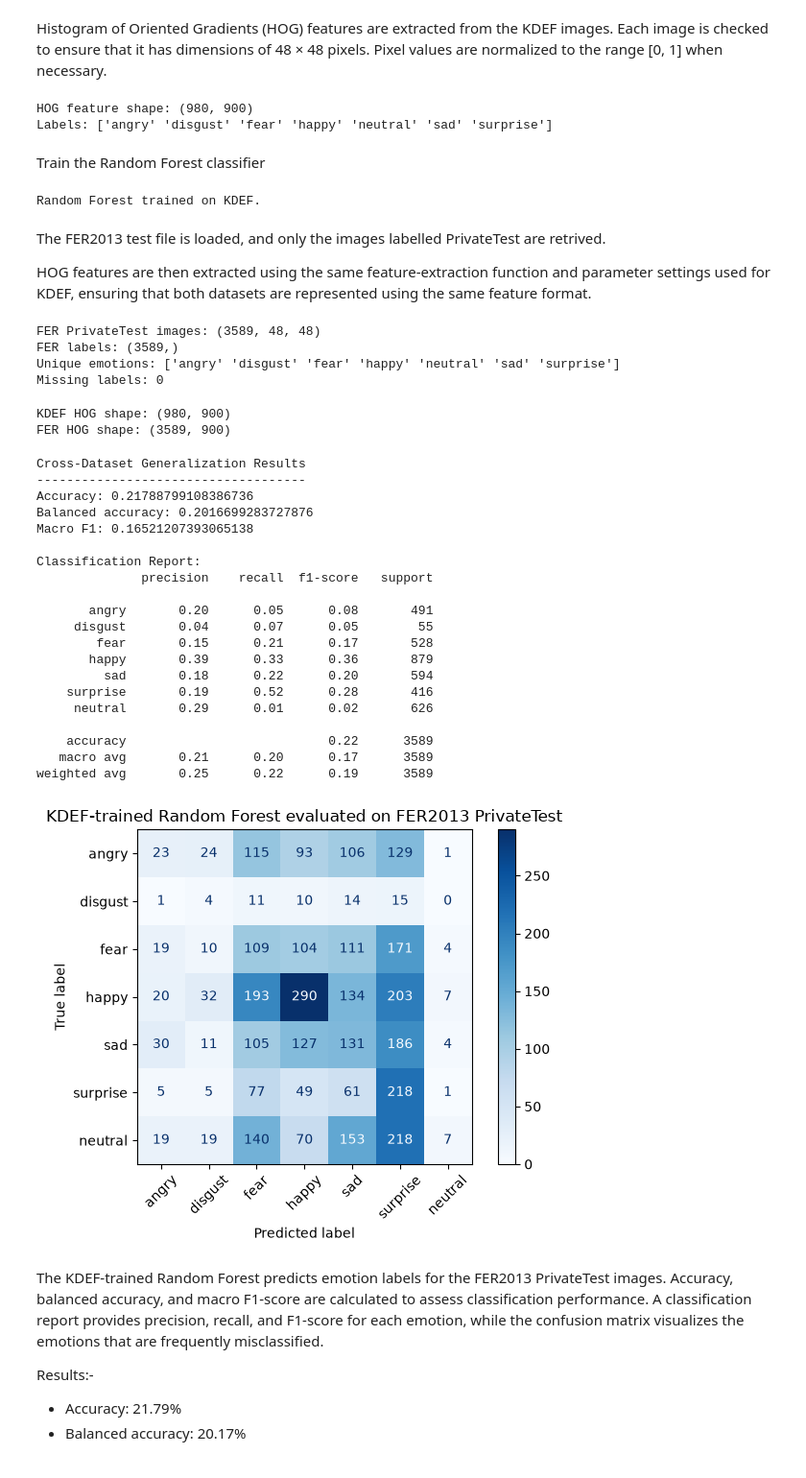
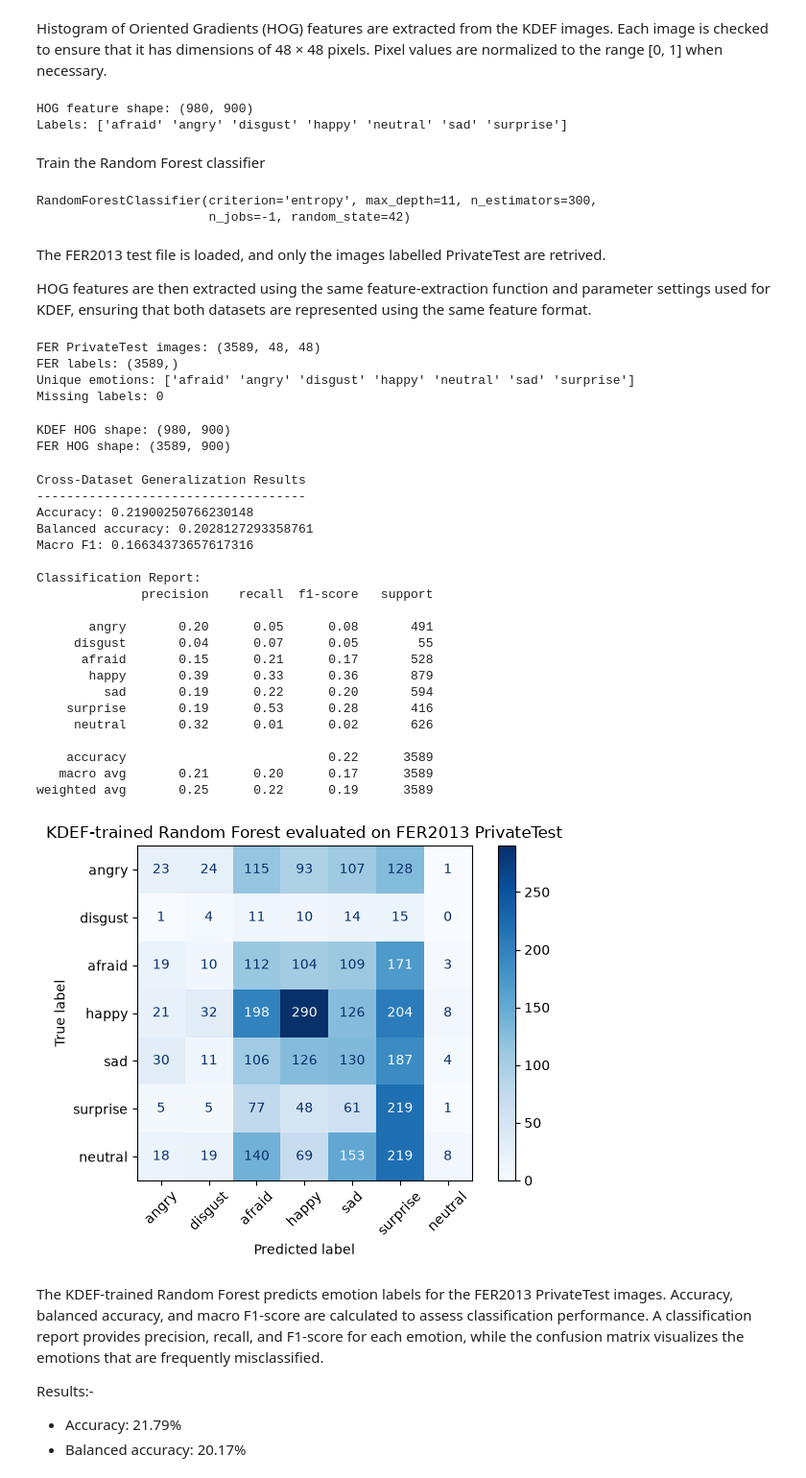
Before and after one commit to HeKaY-boy/Emotion-Detection, a Jupyter notebook: Cross-Dataset Generalization.ipynb, the cells around one changed output. Shown at 96% size. Drawn from its saved outputs; the diff is of its cells as text; code cells hidden in the pictures.

```diff
--- a/Cross-Dataset Generalization.ipynb
+++ b/Cross-Dataset Generalization.ipynb
@@ -31,7 +31,7 @@ Unique emotions: ['afraid' 'angry' 'disgust' 'happy' 'neutral' 'sad' 'surprise']
 Histogram of Oriented Gradients (HOG) features are extracted from the KDEF images. Each image is checked to ensure that it has dimensions of 48 × 48 pixels. Pixel values are normalized to the range [0, 1] when necessary.
 # %%
 y_kdef = np.array([
-    "fear" if str(label).lower() == "afraid"
+    "afraid" if str(label).lower() == "fear"
     else str(label).lower()
     for label in y_kdef
 ])
@@ -70,7 +70,7 @@ print("HOG feature shape:", X_kdef_hog.shape)
 print("Labels:", np.unique(y_kdef))
 # %% [output]
 HOG feature shape: (980, 900)
-Labels: ['angry' 'disgust' 'fear' 'happy' 'neutral' 'sad' 'surprise']
+Labels: ['afraid' 'angry' 'disgust' 'happy' 'neutral' 'sad' 'surprise']
 # %% [markdown]
 Train the Random Forest classifier
 # %%
@@ -85,7 +85,8 @@ rf_kdef_hog = RandomForestClassifier(
 
 rf_kdef_hog.fit(X_kdef_hog, y_kdef)
 # %% [output]
-Random Forest trained on KDEF.
+RandomForestClassifier(criterion='entropy', max_depth=11, n_estimators=300,
+                       n_jobs=-1, random_state=42)
 # %% [markdown]
 The FER2013 test file is loaded, and only the images labelled PrivateTest are retrived.
 
@@ -115,6 +116,12 @@ X_fer_test = np.stack([
 # Convert numeric labels to emotion names
 y_fer_test = fer_df["emotion"].map(fer_label_map).to_numpy()
 
+y_fer_test = np.array([
+        "afraid" if str(label).lower() == "fear"
+        else str(label).lower()
+        for label in y_fer_test
+    ])
+
 print("FER PrivateTest images:", X_fer_test.shape)
 print("FER labels:", y_fer_test.shape)
 print("Unique emotions:", np.unique(y_fer_test))
@@ -122,7 +129,7 @@ print("Missing labels:", pd.isna(y_fer_test).sum())
 # %% [output]
 FER PrivateTest images: (3589, 48, 48)
 FER labels: (3589,)
-Unique emotions: ['angry' 'disgust' 'fear' 'happy' 'neutral' 'sad' 'surprise']
+Unique emotions: ['afraid' 'angry' 'disgust' 'happy' 'neutral' 'sad' 'surprise']
 Missing labels: 0
 # %%
 X_fer_hog = extract_hog_features(X_fer_test)
@@ -144,43 +151,43 @@ print("Macro F1:", f1_score(y_fer_test, y_fer_pred, average="macro"))
 
 print("\nClassification Report:")
 print(classification_report(
     y_fer_test,
     y_fer_pred,
-    labels=["angry", "disgust", "fear", "happy", "sad", "surprise", "neutral"],
+    labels=["angry", "disgust", "afraid", "happy", "sad", "surprise", "neutral"],
     zero_division=0
 ))
 
-labels = ["angry", "disgust", "fear", "happy", "sad", "surprise", "neutral"]
+labels = ["angry", "disgust", "afraid", "happy", "sad", "surprise", "neutral"]
 
 cm = confusion_matrix(y_fer_test, y_fer_pred, labels=labels)
 
 disp = ConfusionMatrixDisplay(confusion_matrix=cm, display_labels=labels)
 disp.plot(xticks_rotation=45, cmap="Blues")
 plt.title("KDEF-trained Random Forest evaluated on FER2013 PrivateTest")
 plt.tight_layout()
 plt.show()
 # %% [output]
 Cross-Dataset Generalization Results
 ------------------------------------
-Accuracy: 0.21788799108386736
-Balanced accuracy: 0.2016699283727876
-Macro F1: 0.16521207393065138
+Accuracy: 0.21900250766230148
+Balanced accuracy: 0.2028127293358761
+Macro F1: 0.16634373657617316
 
 Classification Report:
               precision    recall  f1-score   support
 
        angry       0.20      0.05      0.08       491
      disgust       0.04      0.07      0.05        55
-        fear       0.15      0.21      0.17       528
+      afraid       0.15      0.21      0.17       528
        happy       0.39      0.33      0.36       879
-         sad       0.18      0.22      0.20       594
-    surprise       0.19      0.52      0.28       416
-     neutral       0.29      0.01      0.02       626
+         sad       0.19      0.22      0.20       594
+    surprise       0.19      0.53      0.28       416
+     neutral       0.32      0.01      0.02       626
 
     accuracy                           0.22      3589
    macro avg       0.21      0.20      0.17      3589
 weighted avg       0.25      0.22      0.19      3589
-[figure, old version]
+[figure, new version]
 # %% [markdown]
 The KDEF-trained Random Forest predicts emotion labels for the FER2013 PrivateTest images. Accuracy, balanced accuracy, and macro F1-score are calculated to assess classification performance. A classification report provides precision, recall, and F1-score for each emotion, while the confusion matrix visualizes the emotions that are frequently misclassified.
 
```
Also changed, not shown: parts of 3 cells of this notebook.
